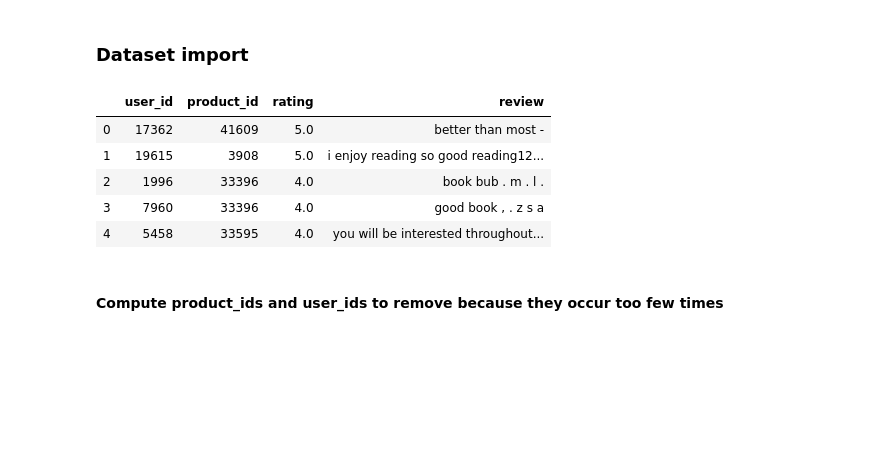
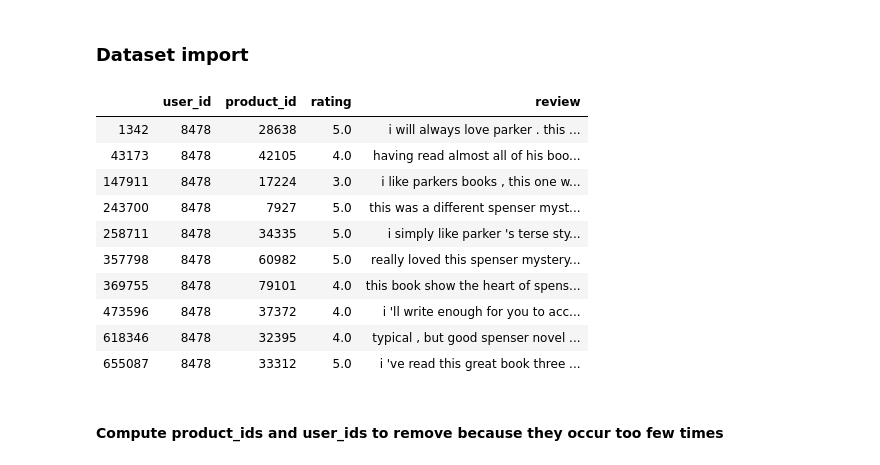
Before and after one commit to federicoBetti/RelGAN, a Jupyter notebook: src/jupyter_tests/DatasetAmazonAttribute.ipynb, the cells around one changed output. Drawn from its saved outputs; the diff is of its cells as text; code cells hidden in the pictures; blank space fills up the shorter version.

```diff
--- a/src/jupyter_tests/DatasetAmazonAttribute.ipynb
+++ b/src/jupyter_tests/DatasetAmazonAttribute.ipynb
@@ -29,15 +29,20 @@ data_dir = resources_path("data", "Amazon_Attribute")
 # %%
 data = pd.read_csv(join(data_dir, 'full_datasets', 'train.txt'), sep="\t", header=None)
 data.columns = ["user_id", "product_id", "rating", "review"]
-# %%
-data.head()
-# %% [output]
-|  | user_id | product_id | rating | review |
-| 0 | 17362 | 41609 | 5.0 | better than most - |
-| 1 | 19615 | 3908 | 5.0 | i enjoy reading so good reading12... |
-| 2 | 1996 | 33396 | 4.0 | book bub . m . l . |
-| 3 | 7960 | 33396 | 4.0 | good book , . z s a |
-| 4 | 5458 | 33595 | 4.0 | you will be interested throughout... |
+# %%
+data[data.user_id == 8478]
+# %% [output]
+|  | user_id | product_id | rating | review |
+| 1342 | 8478 | 28638 | 5.0 | i will always love parker . this ... |
+| 43173 | 8478 | 42105 | 4.0 | having read almost all of his boo... |
+| 147911 | 8478 | 17224 | 3.0 | i like parkers books , this one w... |
+| 243700 | 8478 | 7927 | 5.0 | this was a different spenser myst... |
+| 258711 | 8478 | 34335 | 5.0 | i simply like parker 's terse sty... |
+| 357798 | 8478 | 60982 | 5.0 | really loved this spenser mystery... |
+| 369755 | 8478 | 79101 | 4.0 | this book show the heart of spens... |
+| 473596 | 8478 | 37372 | 4.0 | i 'll write enough for you to acc... |
+| 618346 | 8478 | 32395 | 4.0 | typical , but good spenser novel ... |
+| 655087 | 8478 | 33312 | 5.0 | i 've read this great book three ... |
 # %% [markdown]
 #### Compute product_ids and user_ids to remove because they occur too few times
 # %%
```
Also changed, not shown: parts of 22 cells of this notebook, 12 other files.
